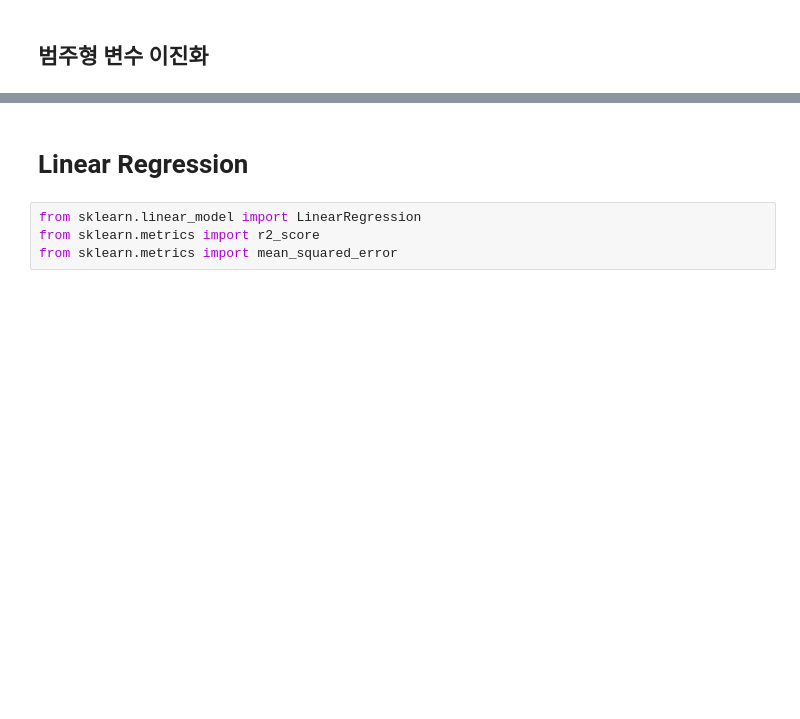
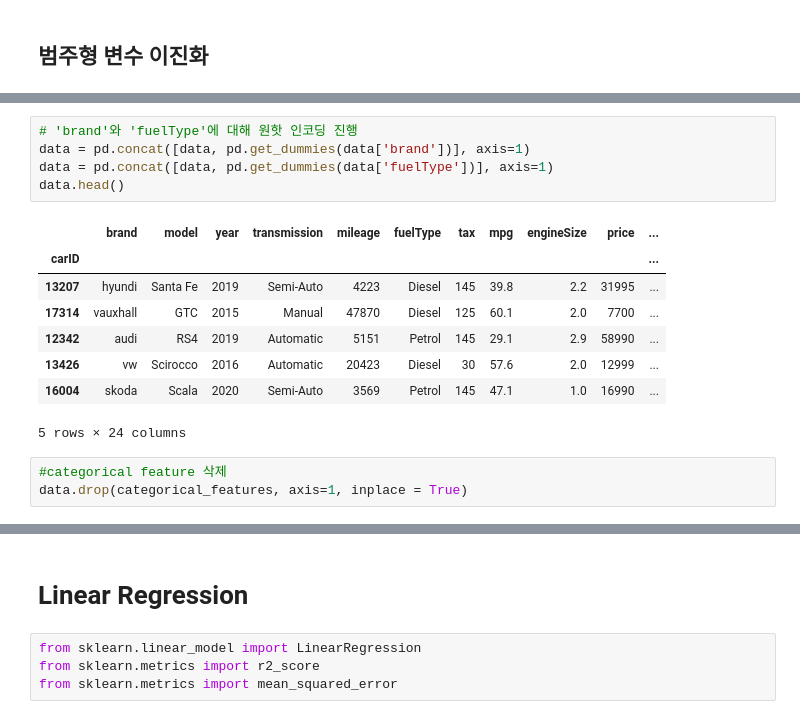
Before and after one commit to ICE-COMMA/ds_introduction, a Jupyter notebook: 2nd homework/linear regression.ipynb, the cells around one changed output, grey strips where cells are left out. Drawn from its saved outputs; the diff is of its cells as text; blank space fills up the shorter version.

```diff
--- a/2nd homework/linear regression.ipynb
+++ b/2nd homework/linear regression.ipynb
@@ -71,0 +139,17 @@ data.head()
+# %%
+# 'brand'와 'fuelType'에 대해 원핫 인코딩 진행
+data = pd.concat([data, pd.get_dummies(data['brand'])], axis=1)
+data = pd.concat([data, pd.get_dummies(data['fuelType'])], axis=1)
+data.head()
+# %% [output]
+|  | brand | model | year | transmission | mileage | fuelType | tax | mpg | engineSize | price | ... |
+| carID |  |  |  |  |  |  |  |  |  |  | ... |
+| 13207 | hyundi | Santa Fe | 2019 | Semi-Auto | 4223 | Diesel | 145 | 39.8 | 2.2 | 31995 | ... |
+| 17314 | vauxhall | GTC | 2015 | Manual | 47870 | Diesel | 125 | 60.1 | 2.0 | 7700 | ... |
+| 12342 | audi | RS4 | 2019 | Automatic | 5151 | Petrol | 145 | 29.1 | 2.9 | 58990 | ... |
+| 13426 | vw | Scirocco | 2016 | Automatic | 20423 | Diesel | 30 | 57.6 | 2.0 | 12999 | ... |
+| 16004 | skoda | Scala | 2020 | Semi-Auto | 3569 | Petrol | 145 | 47.1 | 1.0 | 16990 | ... |
+5 rows × 24 columns
+# %%
+#categorical feature 삭제
+data.drop(categorical_features, axis=1, inplace = True)
```
Also changed, not shown: parts of 12 cells of this notebook.
